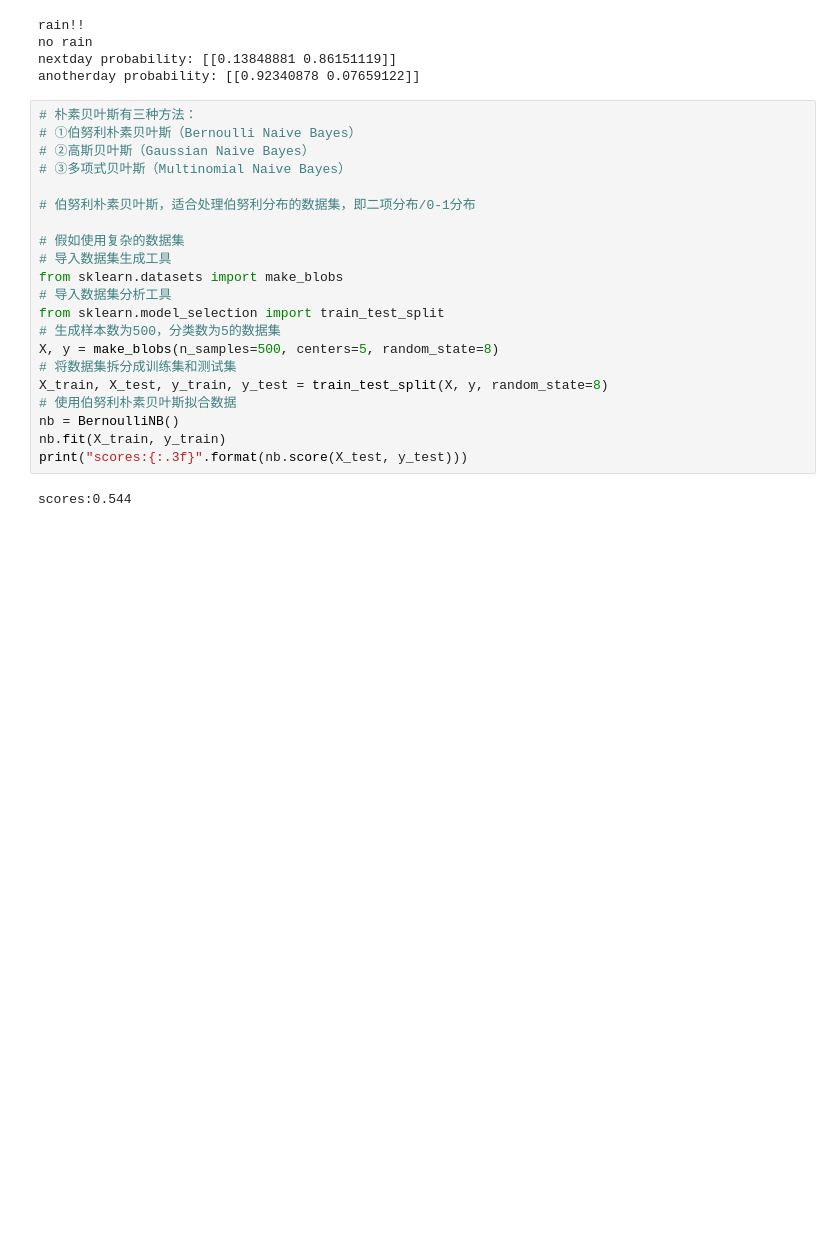
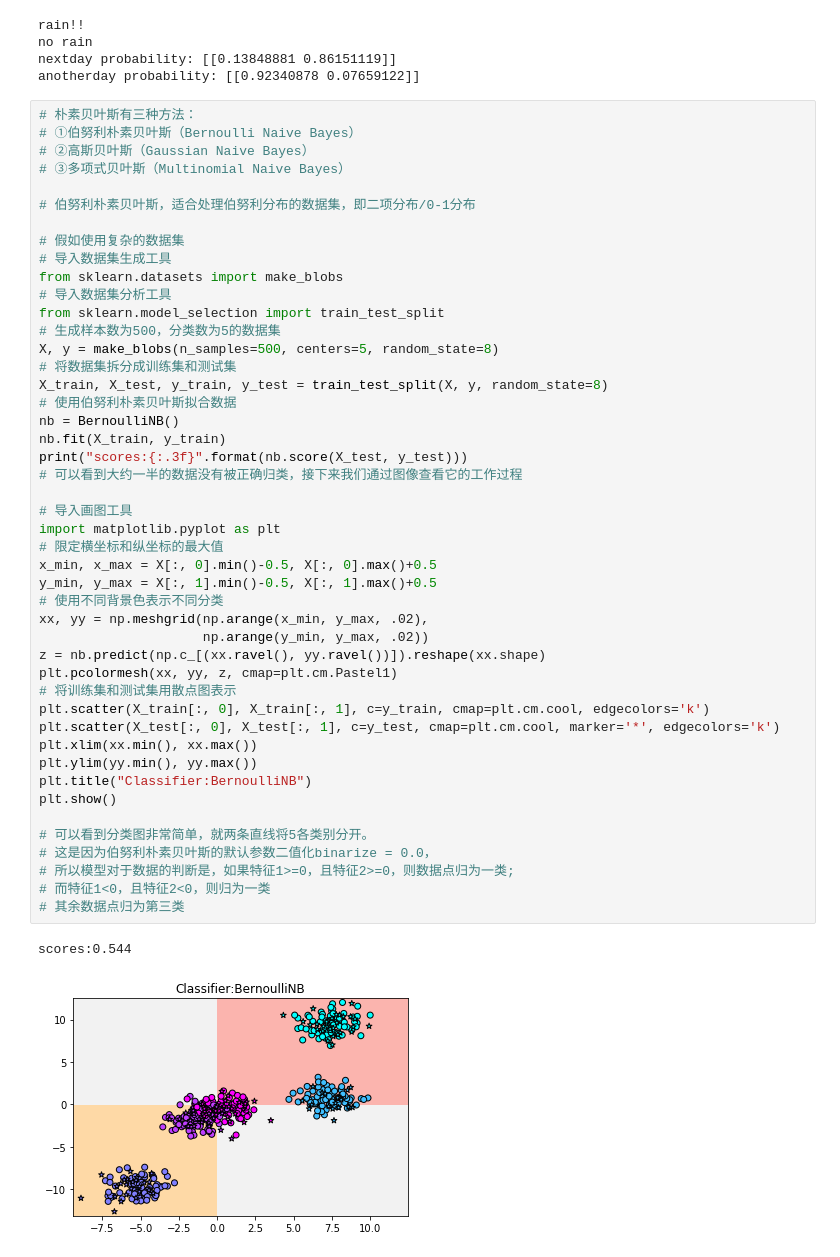
Before and after one commit to Seanoy/PythonLearning, a Jupyter notebook: machine_learning/bayes.ipynb, the cells around one changed output. Drawn from its saved outputs; the diff is of its cells as text; blank space fills up the shorter version.

```diff
--- a/machine_learning/bayes.ipynb
+++ b/machine_learning/bayes.ipynb
@@ -57,23 +57,49 @@ anotherday probability: [[0.92340878 0.07659122]]
 # %%
 # 朴素贝叶斯有三种方法：
 # ①伯努利朴素贝叶斯（Bernoulli Naive Bayes）
 # ②高斯贝叶斯（Gaussian Naive Bayes）
 # ③多项式贝叶斯（Multinomial Naive Bayes）
 
 # 伯努利朴素贝叶斯，适合处理伯努利分布的数据集，即二项分布/0-1分布
 
 # 假如使用复杂的数据集
 # 导入数据集生成工具
 from sklearn.datasets import make_blobs
 # 导入数据集分析工具
 from sklearn.model_selection import train_test_split
 # 生成样本数为500，分类数为5的数据集
 X, y = make_blobs(n_samples=500, centers=5, random_state=8)
 # 将数据集拆分成训练集和测试集
 X_train, X_test, y_train, y_test = train_test_split(X, y, random_state=8)
 # 使用伯努利朴素贝叶斯拟合数据
 nb = BernoulliNB()
 nb.fit(X_train, y_train)
 print("scores:{:.3f}".format(nb.score(X_test, y_test)))
+# 可以看到大约一半的数据没有被正确归类，接下来我们通过图像查看它的工作过程
+
+# 导入画图工具
+import matplotlib.pyplot as plt
+# 限定横坐标和纵坐标的最大值
+x_min, x_max = X[:, 0].min()-0.5, X[:, 0].max()+0.5
+y_min, y_max = X[:, 1].min()-0.5, X[:, 1].max()+0.5
+# 使用不同背景色表示不同分类
+xx, yy = np.meshgrid(np.arange(x_min, y_max, .02),
+                     np.arange(y_min, y_max, .02))
+z = nb.predict(np.c_[(xx.ravel(), yy.ravel())]).reshape(xx.shape)
+plt.pcolormesh(xx, yy, z, cmap=plt.cm.Pastel1)
+# 将训练集和测试集用散点图表示
+plt.scatter(X_train[:, 0], X_train[:, 1], c=y_train, cmap=plt.cm.cool, edgecolors='k')
+plt.scatter(X_test[:, 0], X_test[:, 1], c=y_test, cmap=plt.cm.cool, marker='*', edgecolors='k')
+plt.xlim(xx.min(), xx.max())
+plt.ylim(yy.min(), yy.max())
+plt.title("Classifier:BernoulliNB")
+plt.show()
+
+# 可以看到分类图非常简单，就两条直线将5各类别分开。
+# 这是因为伯努利朴素贝叶斯的默认参数二值化binarize = 0.0，
+# 所以模型对于数据的判断是，如果特征1>=0，且特征2>=0，则数据点归为一类;
+# 而特征1<0，且特征2<0，则归为一类
+# 其余数据点归为第三类
 # %% [output]
 scores:0.544
+[figure, added]
```
